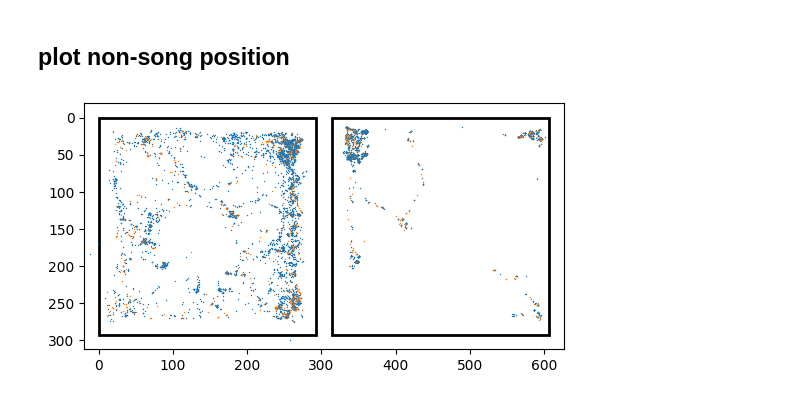
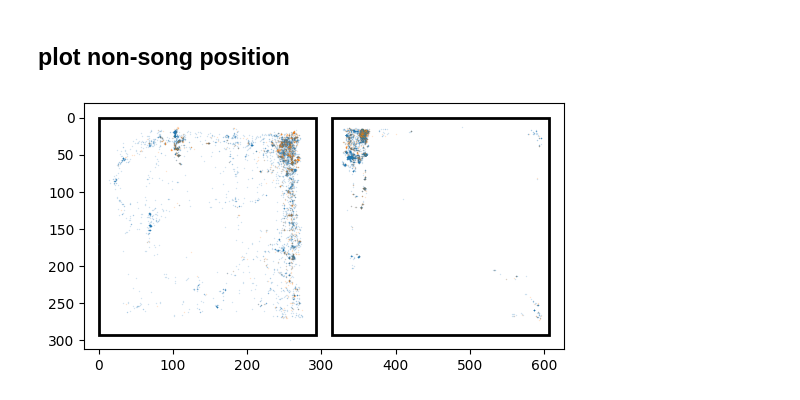
Before and after one commit to ckarageorgkaneen/mousesong, a Jupyter notebook: plot_non_song_position.ipynb, the cells around one changed output. Saved outputs shown, nothing was run; the diff lists cells and outputs as text; code cells hidden in the pictures.

```diff
--- a/plot_non_song_position.ipynb
+++ b/plot_non_song_position.ipynb
@@ -45,4 +46,6 @@ skeleton = np.array([[2, 0], [2, 1], [0, 1], [2, 3], [3, 4], [4, 5]])
 # %%
-df = pd.read_csv(NOTES_FILEPATH, usecols=["start", "end", "code", "type_amplitude"])
-filtered_df = df[(df["code"] != 6) & (df["type_amplitude"] == "non-song")]
-non_song_detections = list(filtered_df.itertuples(index=False, name=None))
+non_songs_df = pd.read_csv(NOTES_FILEPATH, usecols=["start", "end", "code", "type_amplitude"])
+songs_df = pd.read_csv(SONGS_FILEPATH, usecols=["start", "end", "code"])
+filtered_non_songs_df = non_songs_df[(non_songs_df["code"] != 6) & (non_songs_df["type_amplitude"] == "non-song")]
+non_songs = list(filtered_non_songs_df.itertuples(index=False, name=None))
+songs = list(songs_df.itertuples(index=False, name=None))
@@ -52,0 +54,26 @@ r_spineM_world = r_locations_world[:, spineM_idx, :]
+# %%
+male_non_song_start_times = [usv[0] for usv in non_songs if usv[2] == 0]
+male_song_start_times = [song[0] for song in songs if song[2] == 0]
+print(male_song_start_times)
+session_duration = l_locations_world.shape[0] / fps
+minutes = 5
+bin_size = minutes * 60
+bins = np.arange(0, session_duration + bin_size, bin_size)
+usv_counts, _ = np.histogram(male_non_song_start_times, bins=bins)
+time_in_hours = bins[:-1] / 3600
+plt.plot(time_in_hours, usv_counts, mew=0, marker="o", linestyle="-")
+male_song_start_times_min = [t / 3600 for t in male_song_start_times]
+# Add small black ticks on top of the bars for male song start times
+tick_height = max(usv_counts) * 0.05  # Set the height of the ticks (5% of the max bar height)
+for song_time in male_song_start_times_min:
+    plt.plot([song_time, song_time], [max(usv_counts), max(usv_counts) + tick_height], mew=0, color='tab:orange', lw=1)
+plt.xlabel("Time (hours)")
+plt.ylabel("Number of USVs")
+plt.title(f"Male mouse USV rate ({minutes} min. bins)")
+plt.grid(True)
+plt.tight_layout()
+if SAVE_FIG:
+    filename = f"5h__rate_non_song.{SAVE_FIG_FORMAT}"
+    file = os.path.join(SAVE_FIG_DIR, filename)
+    plt.savefig(file, format=SAVE_FIG_FORMAT)
+plt.show()
@@ -75,34 +106,34 @@ ax.add_patch(
         linewidth=2,
         edgecolor="k",
         facecolor="none",
     )
 )
 ax.invert_yaxis()
 ax.set_xlim([-20, 627])
 ax.set_ylim([312, -20])
 ax.set_aspect("equal", adjustable="box")
-for i_non_song, non_song in enumerate(non_song_detections):
+for i_non_song, non_song in enumerate(non_songs):
     t_non_song_start = non_song[0]
     t_non_song_stop = non_song[1]
     song_origin = non_song[2]
     s_non_song_start = int((t_non_song_start - t_before) * fps)
     s_non_song_stop = int((t_non_song_stop + t_after) * fps)
     if s_non_song_start < 0 or s_non_song_stop > l_spineM_world.shape[0]:
         print(f"Vocalization {i_non_song} does not have enough margin")
         continue
     if song_origin == 0:
         color = COLOR_LEFT_MOUSE
     else:
         color = COLOR_RIGHT_MOUSE
     non_song_start_loc_left = l_spineM_world[int(t_non_song_start * fps), :]
     non_song_start_loc_right = r_spineM_world[int(t_non_song_start * fps), :]
-    ax.scatter(non_song_start_loc_left[0], non_song_start_loc_left[1], linewidths=0, color=color, s=1, zorder=2)
-    ax.scatter(non_song_start_loc_right[0], non_song_start_loc_right[1], linewidths=0, color=color, s=1, zorder=2)
+    ax.scatter(non_song_start_loc_left[0], non_song_start_loc_left[1], linewidths=0, color=color, s=1, zorder=2, alpha=0.2)
+    ax.scatter(non_song_start_loc_right[0], non_song_start_loc_right[1], linewidths=0, color=color, s=1, zorder=2, alpha=0.2)
 plt.tight_layout()
 if SAVE_FIG:
     filename = f"5h__position_non_song.{SAVE_FIG_FORMAT}"
     file = os.path.join(SAVE_FIG_DIR, filename)
     plt.savefig(file, format=SAVE_FIG_FORMAT)
 plt.show()
 # %% [output]
-[figure, old version]
+[figure, new version]
```
Also changed, not shown: parts of 10 cells of this notebook, 2 other files.
